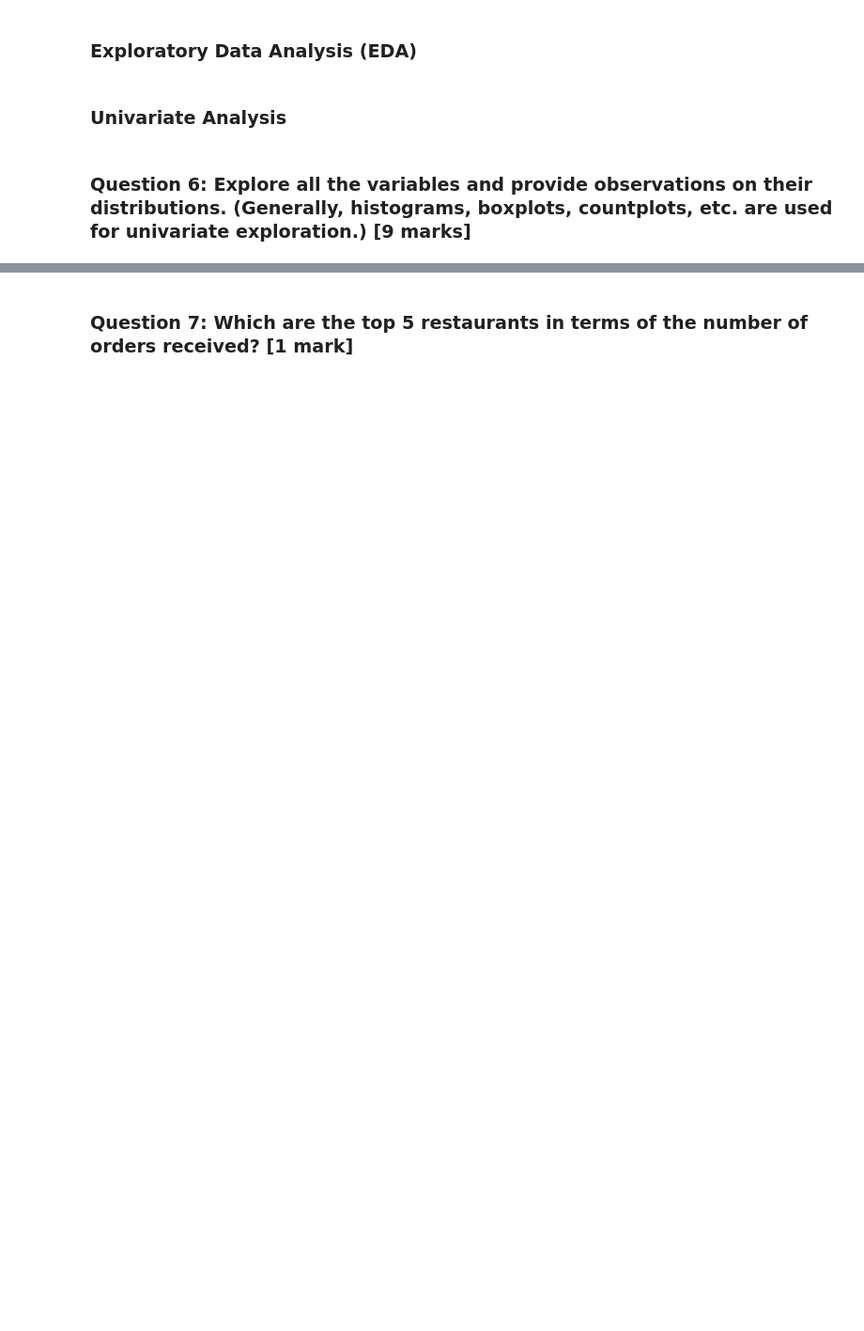
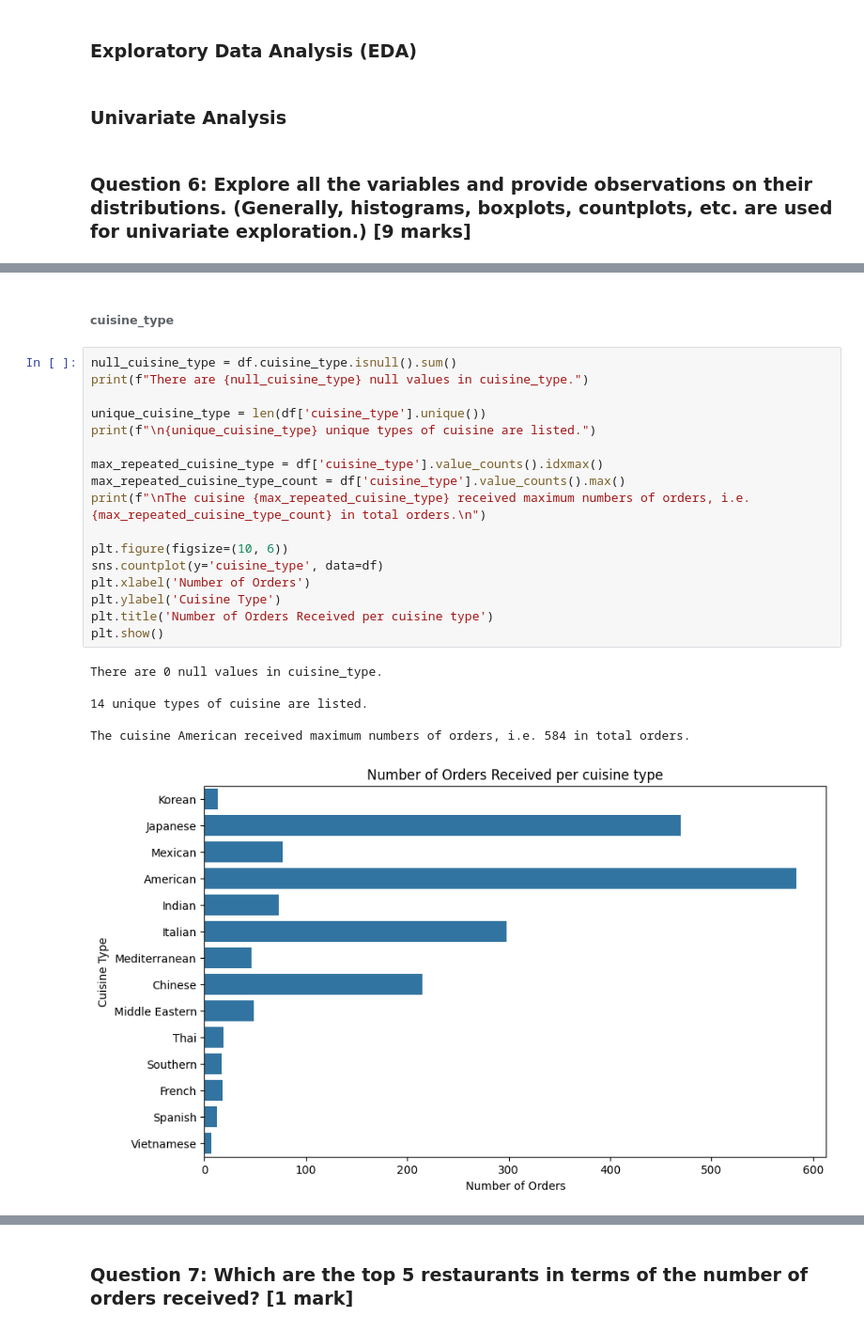
Before and after one commit to sandesha21/FoodHub_MIT_AIML, a Jupyter notebook: Project1_Foodhub_sbadwaik_Learner_Notebook_Full_Code_Submission.ipynb, the cells around one changed output, grey strips where cells are left out. Shown at 94% size. Cells and saved outputs as stored; diff of their text form; blank space fills up the shorter version.

```diff
--- a/Project1_Foodhub_sbadwaik_Learner_Notebook_Full_Code_Submission.ipynb
+++ b/Project1_Foodhub_sbadwaik_Learner_Notebook_Full_Code_Submission.ipynb
@@ -323,0 +298,26 @@ plt.show()
+# %% [markdown]
+###### cuisine_type
+# %%
+null_cuisine_type = df.cuisine_type.isnull().sum()
+print(f"There are {null_cuisine_type} null values in cuisine_type.")
+
+unique_cuisine_type = len(df['cuisine_type'].unique())
+print(f"\n{unique_cuisine_type} unique types of cuisine are listed.")
+
+max_repeated_cuisine_type = df['cuisine_type'].value_counts().idxmax()
+max_repeated_cuisine_type_count = df['cuisine_type'].value_counts().max()
+print(f"\nThe cuisine {max_repeated_cuisine_type} received maximum numbers of orders, i.e. {max_repeated_cuisine_type_count} in total orders.\n")
+
+plt.figure(figsize=(10, 6))
+sns.countplot(y='cuisine_type', data=df)
+plt.xlabel('Number of Orders')
+plt.ylabel('Cuisine Type')
+plt.title('Number of Orders Received per cuisine type')
+plt.show()
+# %% [output]
+There are 0 null values in cuisine_type.
+
+14 unique types of cuisine are listed.
+
+The cuisine American received maximum numbers of orders, i.e. 584 in total orders.
+[figure, added]
```
Also changed, not shown: parts of 148 cells of this notebook.
